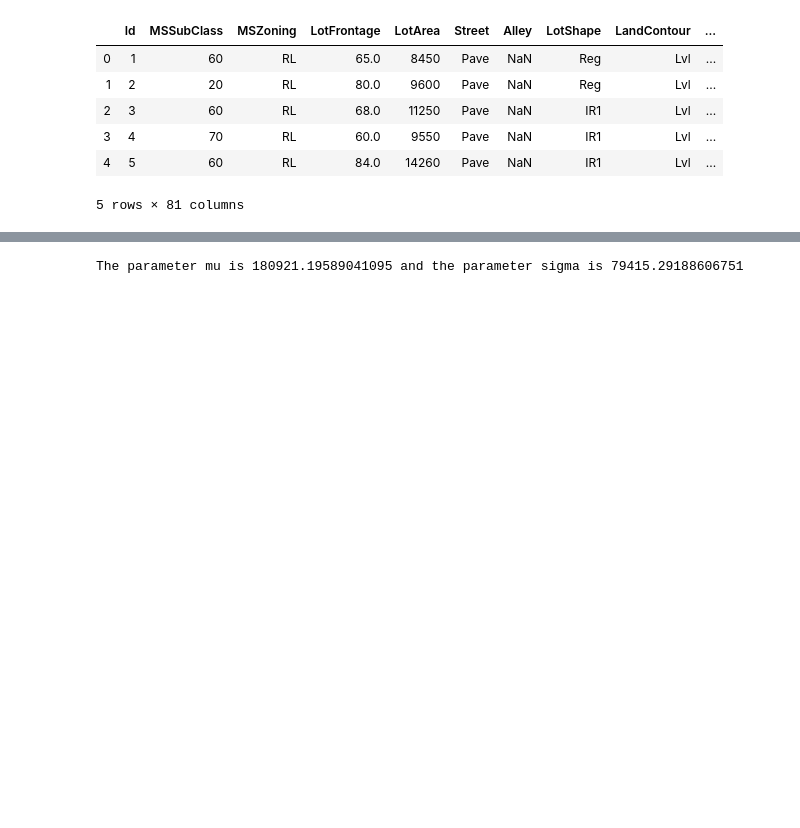
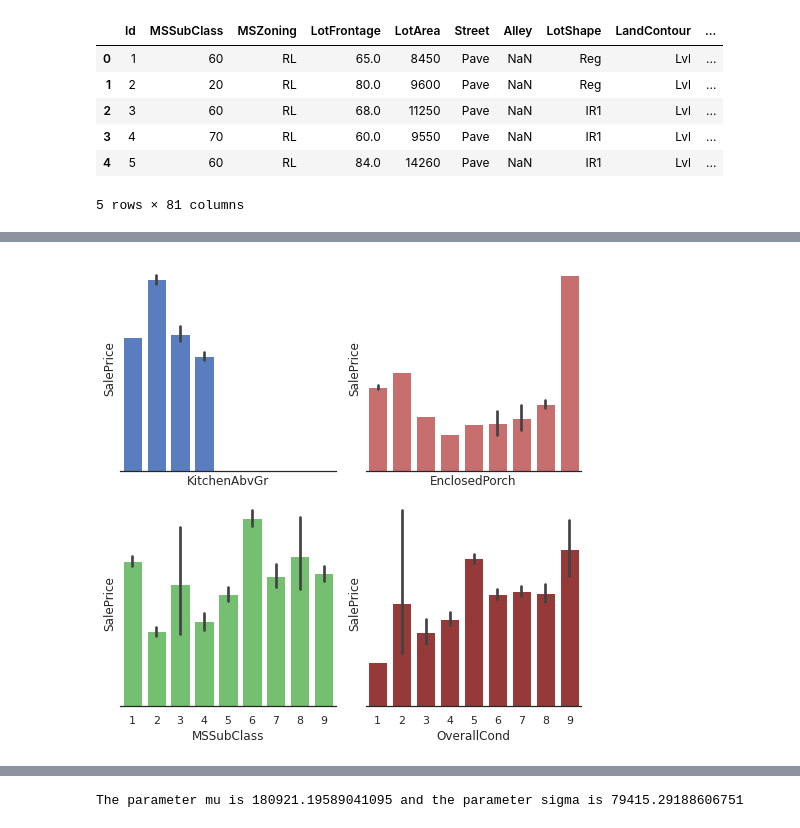
Before and after one commit to nilberthsouza/HousePricingPredict, a Jupyter notebook: Predict House Price and EDA.ipynb, the cells around one changed output, grey strips where cells are left out. Saved outputs shown, nothing was run; the diff lists cells and outputs as text; code cells hidden in the pictures; blank space fills up the shorter version.

```diff
--- a/Predict House Price and EDA.ipynb
+++ b/Predict House Price and EDA.ipynb
@@ -66,3 +82,22 @@ g = sns.heatmap(train[mostCorrelatedFeatures].corr(),annot=True,cmap="RdYlGn")
+# %%
+sns.set(style="white", palette="muted", color_codes=True)
+
+# Set up the matplotlib figure
+f, axes = plt.subplots(2, 2, figsize=(7, 7), sharex=True)
+sns.despine(left=True)
+
+sns.barplot(train.KitchenAbvGr,train.SalePrice,color='b', ax=axes[0, 0])
+
+sns.barplot(train.EnclosedPorch,train.SalePrice,color='r', ax=axes[0, 1])
+
+sns.barplot(train.MSSubClass,train.SalePrice,color='g', ax=axes[1, 0])
+
+sns.barplot(train.OverallCond,train.SalePrice,color='brown', ax=axes[1, 1])
+
+plt.setp(axes, yticks=[])
+plt.tight_layout()
+# %% [output]
+[figure, added]
 # %%
 #como podemos notar overallQual tem alta correlação com SalePrice, vejamos como é o grafico
 sns.barplot(train.OverallQual,train.SalePrice)
```
Also changed, not shown: parts of 10 cells of this notebook.
